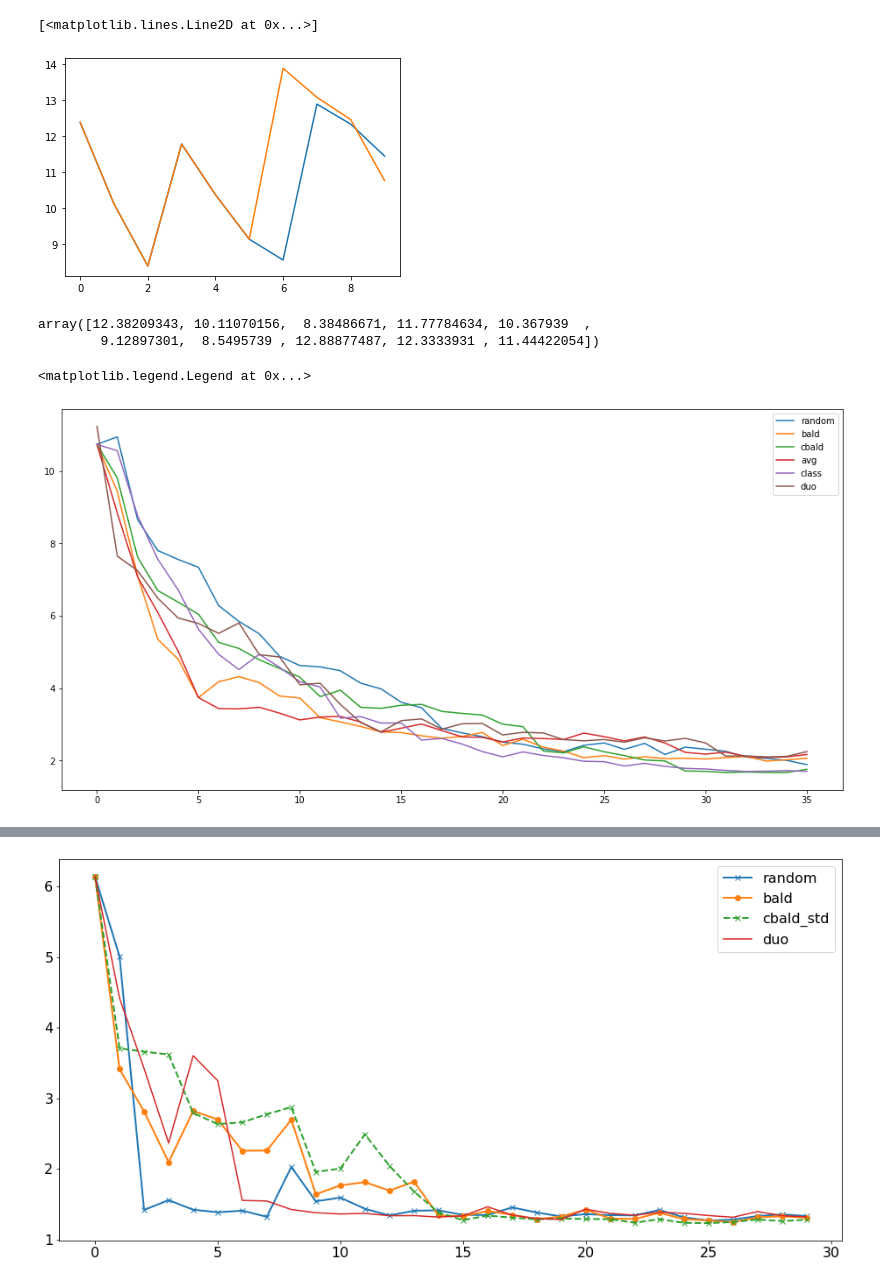
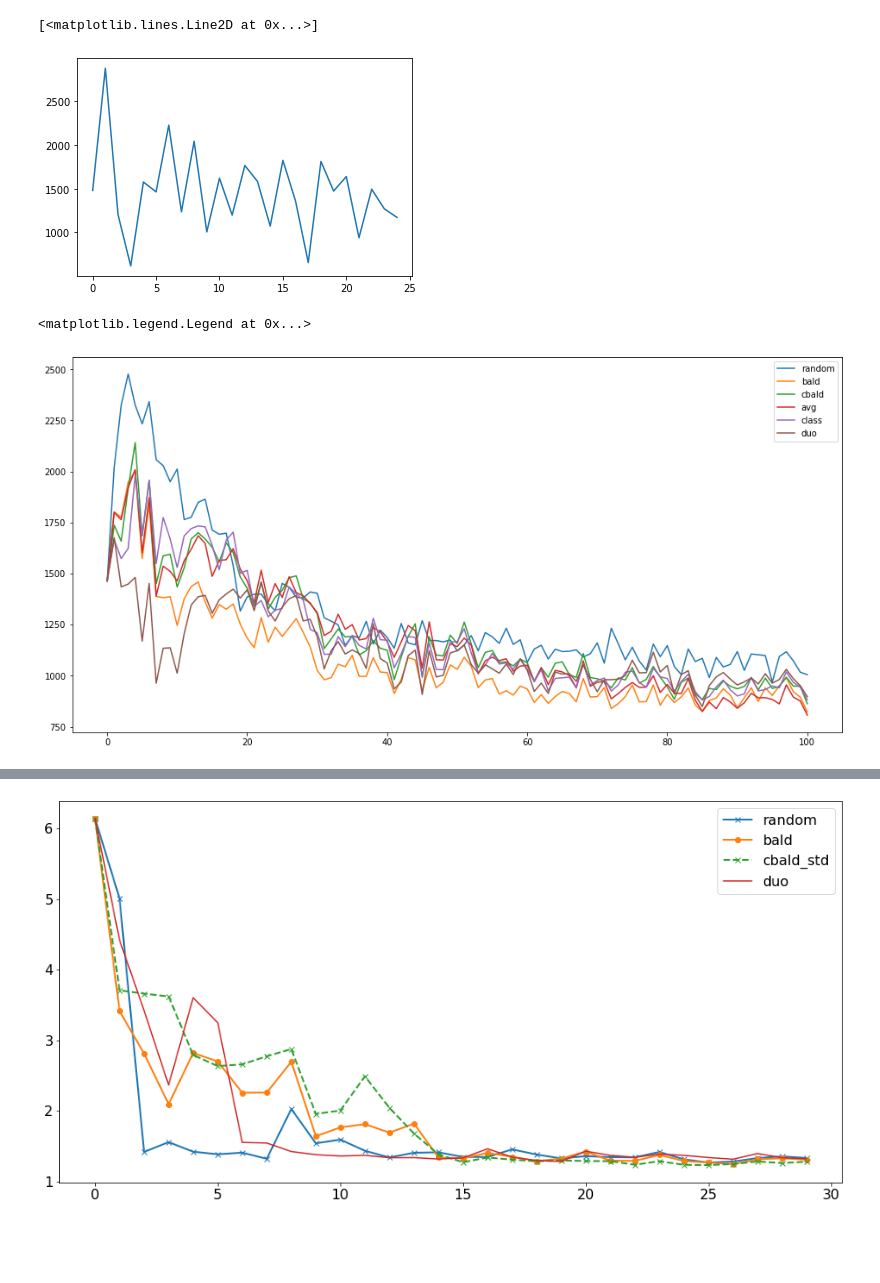
Before and after one commit to fbohu/Censored-Active-Learning, a Jupyter notebook: eval.ipynb, the cells around one changed output, grey strips where cells are left out. Saved outputs shown, nothing was run; the diff lists cells and outputs as text; code cells hidden in the pictures; blank space fills up the shorter version.

```diff
--- a/eval.ipynb
+++ b/eval.ipynb
@@ -4,7 +4,7 @@ import numpy as np
 import pickle5 as pickle
 import matplotlib.pyplot as plt
 # %%
-dataset = 'cbald'
+dataset = 'whas'
 # %%
 with open('results/'+dataset+'/random-small.pickle', 'rb') as handle:
     random = pickle.load(handle)
@@ -23,17 +24,10 @@ with open('results/'+dataset+'/avg_bald-small.pickle', 'rb') as handle:
 with open('results/'+dataset+'/classbald-small.pickle', 'rb') as handle:
     classbald = pickle.load(handle)
 # %%
-plt.plot(random['model_perf'][:,0])
-#plt.plot(bald['model_perf'][:,0])
 plt.plot(duobald['model_perf'][:,0])
 # %% [output]
 [<matplotlib.lines.Line2D at 0x...>]
-[figure, old version]
+[figure, new version]
-# %%
-bald['model_perf'][:,0]
-# %% [output]
-array([12.38209343, 10.11070156,  8.38486671, 11.77784634, 10.367939  ,
-        9.12897301,  8.5495739 , 12.88877487, 12.3333931 , 11.44422054])
 # %%
 plt.figure(figsize=(16,8))
 plt.plot(np.mean(random['model_perf'],axis=0), label='random')
@@ -42,11 +36,16 @@ plt.plot(np.mean(cbald['model_perf'],axis=0),label='cbald')
 plt.plot(np.mean(avg['model_perf'],axis=0),label='avg')
 plt.plot(np.mean(classbald['model_perf'],axis=0),label='class')
 plt.plot(np.mean(duobald['model_perf'],axis=0), label='duo')
+
+
+#plt.fill_between(np.arange(duobald['model_perf'].shape[-1]), y1 = np.mean(duobald['model_perf'], axis=0)-np.std(duobald['model_perf'], axis=0),
+#                                                    y2 = np.mean(duobald['model_perf'], axis=0)+np.std(duobald['model_perf'], axis=0),alpha=0.25)
+
 plt.legend()
 #plt.plot(np.mean(cbald_m['model_perf'],axis=0))
 # %% [output]
 <matplotlib.legend.Legend at 0x...>
-[figure, old version]
+[figure, new version]
 # %%
 plt.figure(figsize=(16,8))
 plt.plot(np.mean(random['censored'],axis=0), label='random')
```
Also changed, not shown: parts of 2 cells of this notebook, 1 other file.
